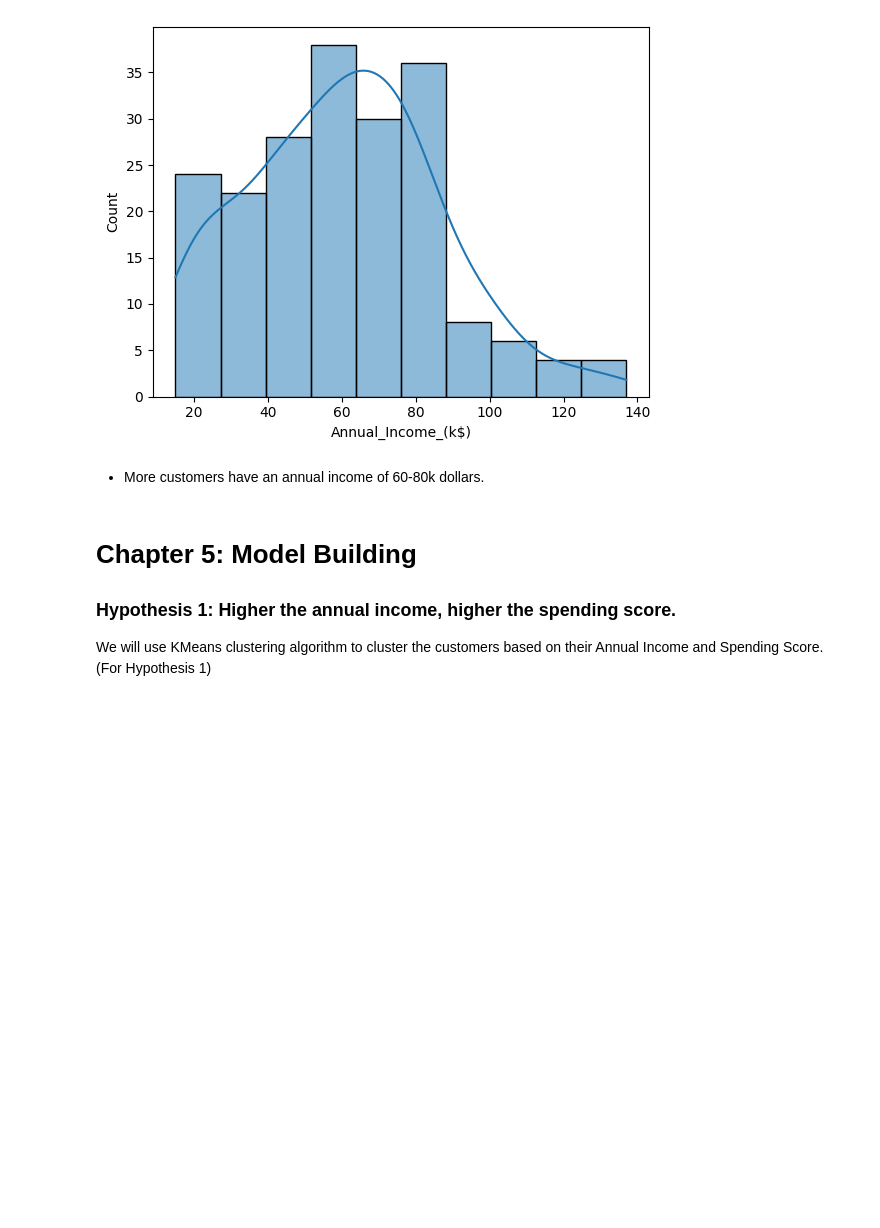
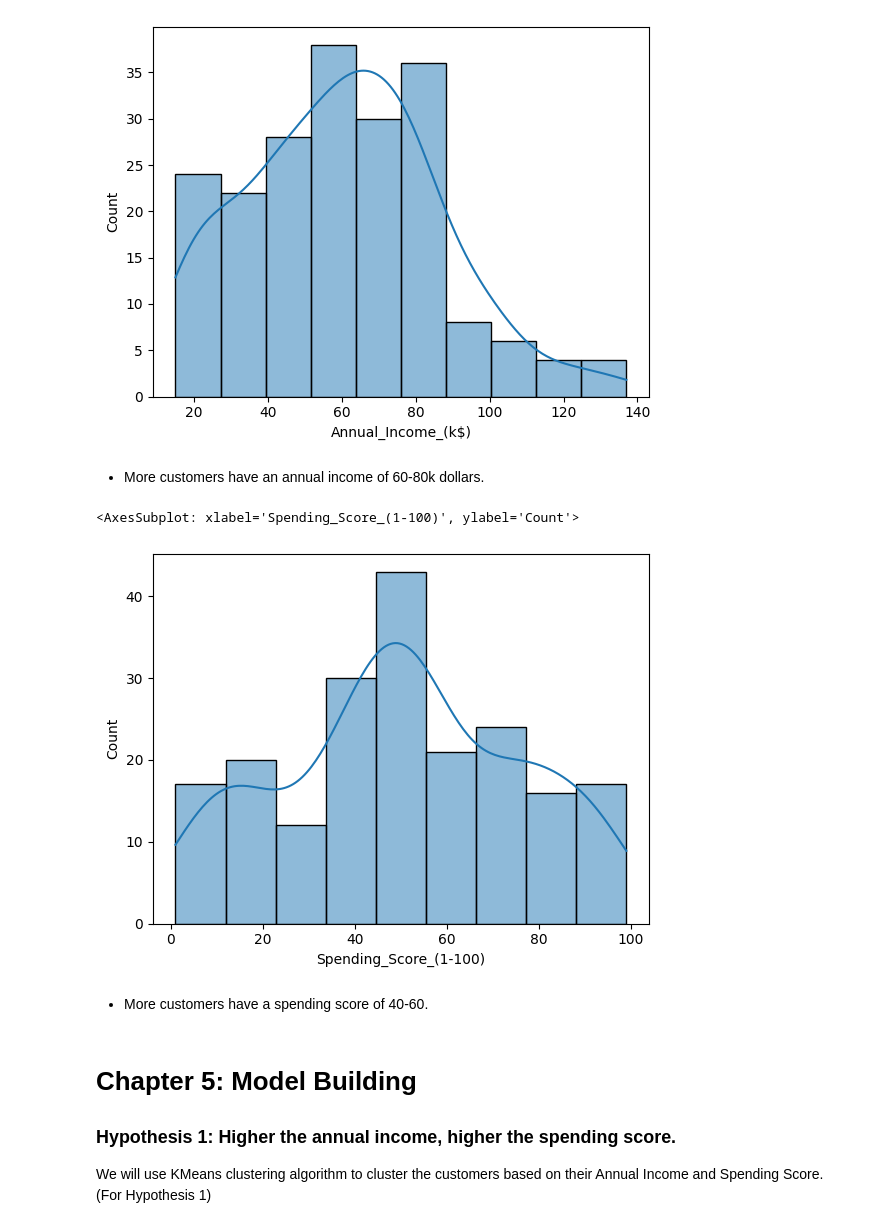
Before and after one commit to JudeTulel/CustomerSegmentation, a Jupyter notebook: CustomerSegmentation.ipynb, the cells around one changed output. Drawn from its saved outputs; the diff is of its cells as text; code cells hidden in the pictures; blank space fills up the shorter version.

```diff
--- a/CustomerSegmentation.ipynb
+++ b/CustomerSegmentation.ipynb
@@ -126,6 +124,14 @@ sns.histplot(dfCustomers['Annual_Income_(k$)'],kde=True)
 [figure]
 # %% [markdown]
 - More customers have an annual income of 60-80k dollars.
+# %%
+#Spending Score distribution
+sns.histplot(dfCustomers['Spending_Score_(1-100)'],kde=True)
+# %% [output]
+<AxesSubplot: xlabel='Spending_Score_(1-100)', ylabel='Count'>
+[figure, added]
+# %% [markdown]
+- More customers have a spending score of 40-60.
 # %% [markdown]
 # Chapter 5: Model Building
 ### Hypothesis 1: Higher the annual income, higher the spending score.
```
Also changed, not shown: parts of 11 cells of this notebook, 2 other files.
